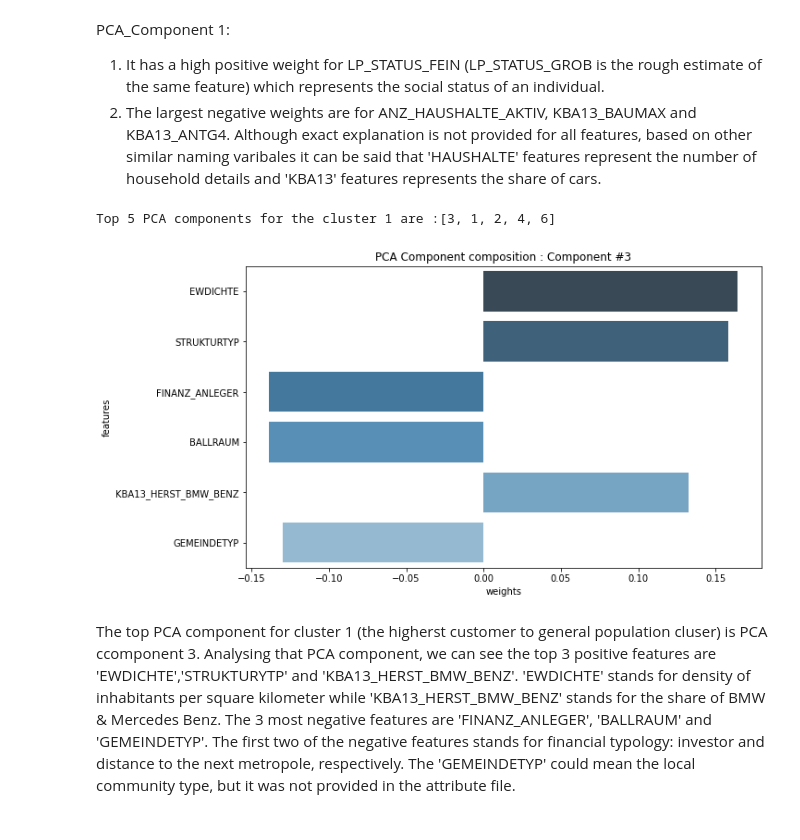
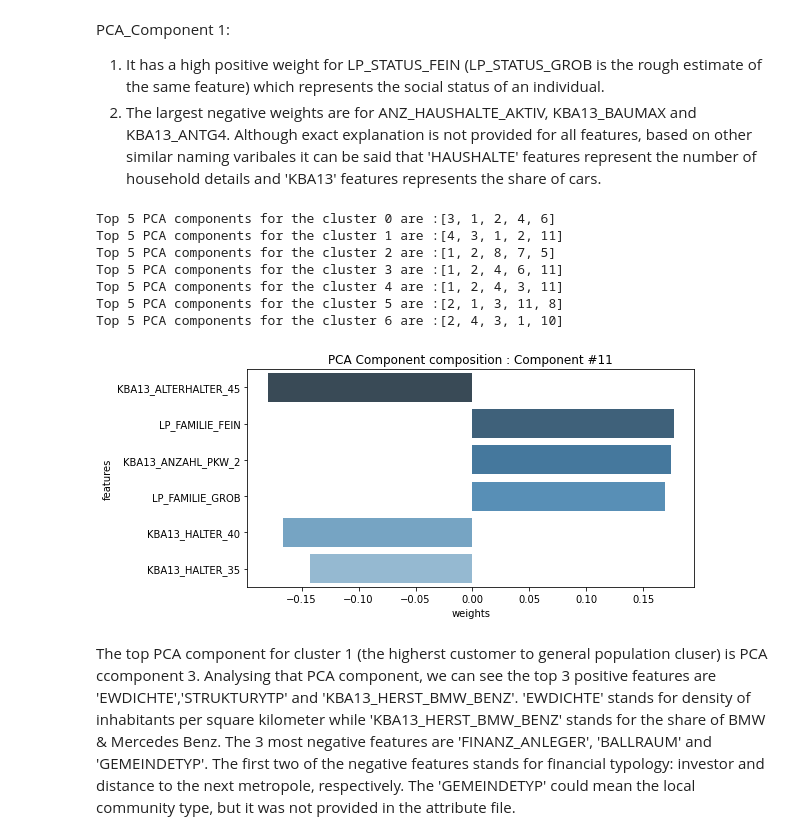
Before and after one commit to supulij/Arvato-Customer-Segmentation-for-mail-order, a Jupyter notebook: Arvato_Project_Final_Notebook.ipynb, the cells around one changed output. Cells and saved outputs as stored; diff of their text form; code cells hidden in the pictures.

Commit message:
all cleaned files except analysis of clusters and pca

```diff
--- a/Arvato_Project_Colab.ipynb
+++ b/Arvato_Project_Final_Notebook.ipynb
@@ -622,7 +622,7 @@ def display_component(pca_composition, features_list, component_num, n_weights):
 
 
     # display the pca component plot
-    ax=plt.subplots(figsize=(10,6))
+    ax=plt.subplots(figsize=(8,4))
     ax=sns.barplot(data=sorted_weight_df,
                    x="weights",
                    y="features",
@@ -660,14 +676,28 @@ def analyse_cluster(cluster_composition, cluster_num, n_components):
 
     top_components = sorted_cluster_df['component'].tolist()
     print("Top {} PCA components for the cluster {} are :{}".format(n_components,cluster_num,top_components))
-# %%
-analyse_cluster(cluster_composition, cluster_num= 1, n_components=5)
-# %% [output]
-Top 5 PCA components for the cluster 1 are :[3, 1, 2, 4, 6]
+# %%
+#analyse the top pca components for each cluster
+
+analyse_cluster(cluster_composition, cluster_num= 0, n_components=5)
+analyse_cluster(cluster_composition, cluster_num= 1, n_components=5)
+analyse_cluster(cluster_composition, cluster_num= 2, n_components=5)
+analyse_cluster(cluster_composition, cluster_num= 3, n_components=5)
+analyse_cluster(cluster_composition, cluster_num= 4, n_components=5)
+analyse_cluster(cluster_composition, cluster_num= 5, n_components=5)
+analyse_cluster(cluster_composition, cluster_num= 6, n_components=5)
+# %% [output]
+Top 5 PCA components for the cluster 0 are :[3, 1, 2, 4, 6]
+Top 5 PCA components for the cluster 1 are :[4, 3, 1, 2, 11]
+Top 5 PCA components for the cluster 2 are :[1, 2, 8, 7, 5]
+Top 5 PCA components for the cluster 3 are :[1, 2, 4, 6, 11]
+Top 5 PCA components for the cluster 4 are :[1, 2, 4, 3, 11]
+Top 5 PCA components for the cluster 5 are :[2, 1, 3, 11, 8]
+Top 5 PCA components for the cluster 6 are :[2, 4, 3, 1, 10]
 # %%
-display_component(pca_composition, feature_list, component_num= 3, n_weights = 6)
+display_component(pca_composition, feature_list, component_num= 11, n_weights = 6)
 # %% [output]
-[figure, old version]
+[figure, new version]
 # %% [markdown]
 The top PCA component for cluster 1 (the higherst customer to general population cluser) is PCA ccomponent 3. Analysing that PCA component, we can see the top 3 positive features are 'EWDICHTE','STRUKTURYTP' and 'KBA13_HERST_BMW_BENZ'.  'EWDICHTE' stands for density of inhabitants per square kilometer while 'KBA13_HERST_BMW_BENZ' stands for the share of BMW & Mercedes Benz. The 3 most negative features are 'FINANZ_ANLEGER', 'BALLRAUM' and 'GEMEINDETYP'. The first two of the negative features stands for financial typology: investor and distance to the next metropole, respectively. The 'GEMEINDETYP' could mean the local community type, but it was not provided in the attribute file.
 # %% [markdown]
```
Also changed, not shown: parts of 27 cells of this notebook, 5 other files.
